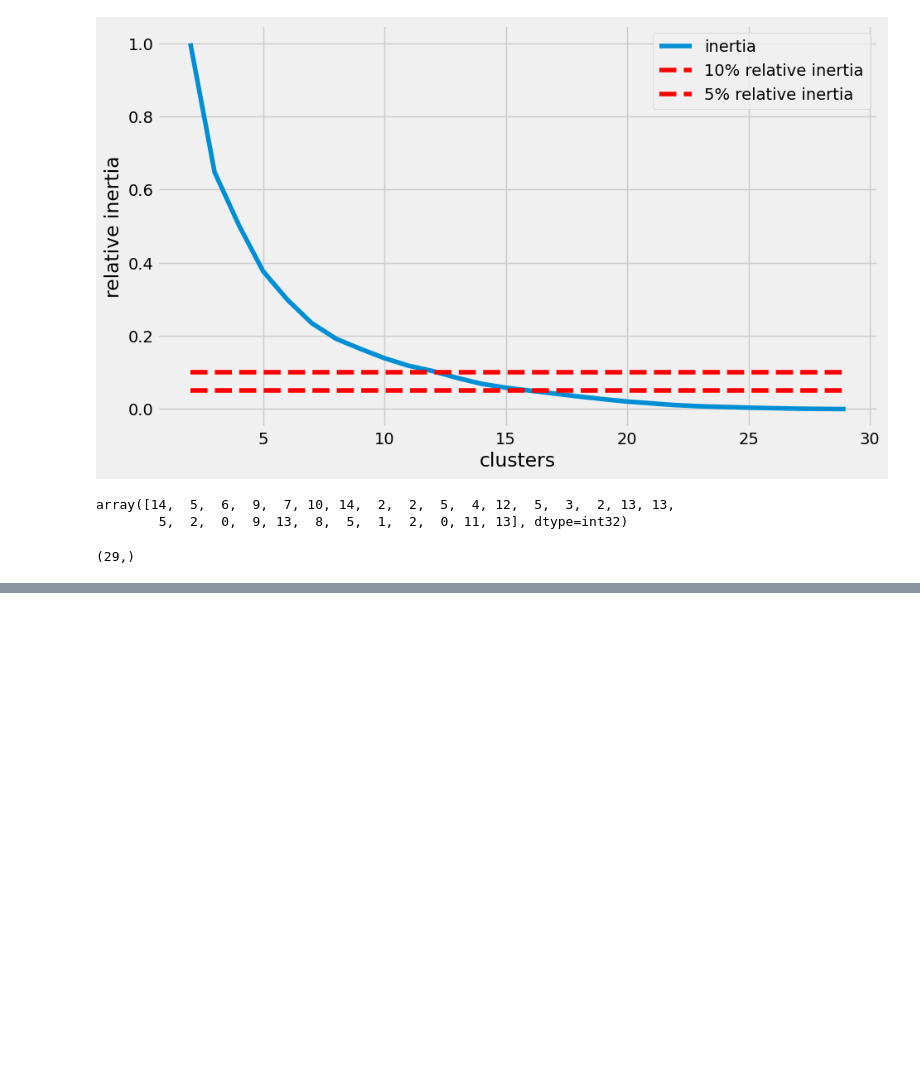
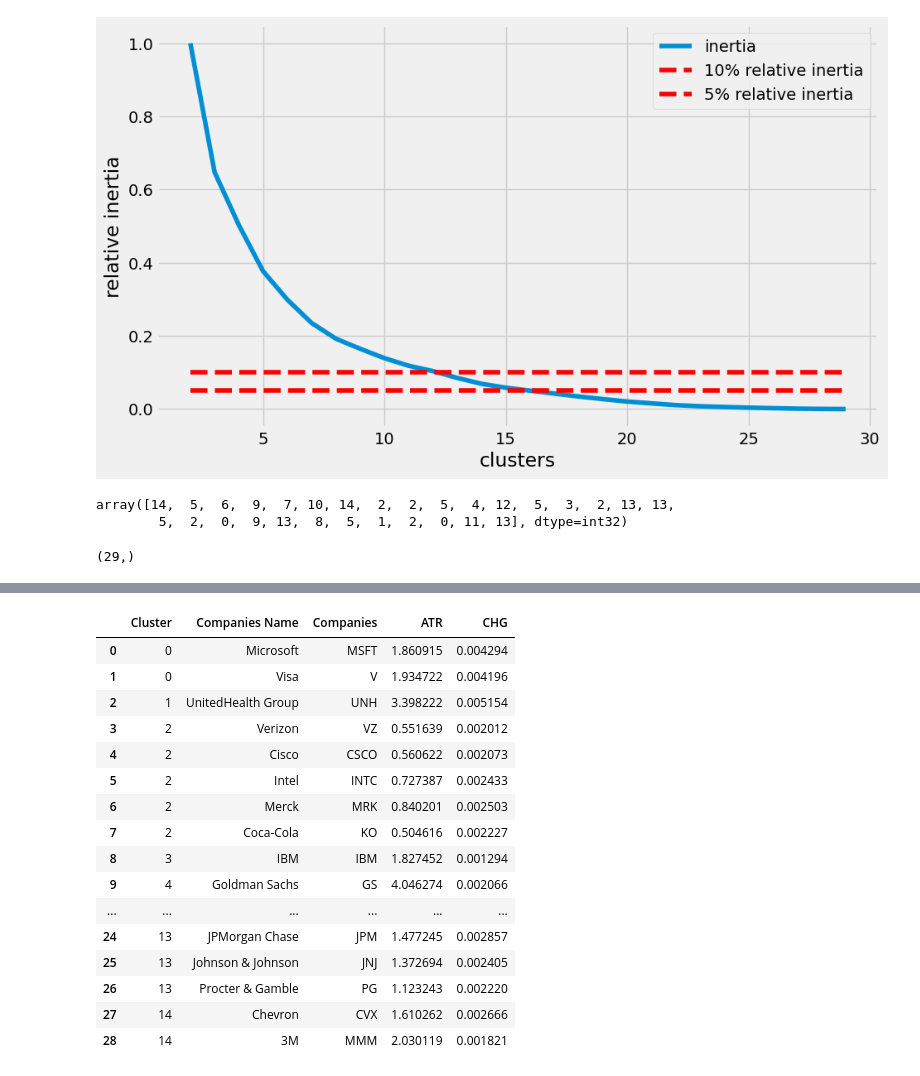
Before and after one commit to robonesky/oreilly, a Jupyter notebook: RM Lab Notes 12 202301 cohort.ipynb, the cells around one changed output, grey strips where cells are left out. Cells and saved outputs as stored; diff of their text form; code cells hidden in the pictures; blank space fills up the shorter version.

```diff
--- a/RM Lab Notes 12 202301 cohort.ipynb
+++ b/RM Lab Notes 12 202301 cohort.ipynb
@@ -360,0 +381,33 @@ labels.shape
+# %%
+companies = stock_atr.columns
+
+companies_name = dow_company_name
+companies_name.remove('Dow')
+
+df = pd.DataFrame({'Cluster': labels,
+                    'Companies Name': companies_name,
+                    'Companies': companies,
+                    'ATR': weekly_atr.mean(axis=1),
+                    'CHG': weekly_ret.mean(axis=1)}
+                  ).sort_values(by=['Cluster'], axis = 0)
+
+df = df.reset_index(drop=True)
+df
+# %% [output]
+|  | Cluster | Companies Name | Companies | ATR | CHG |
+| 0 | 0 | Microsoft | MSFT | 1.860915 | 0.004294 |
+| 1 | 0 | Visa | V | 1.934722 | 0.004196 |
+| 2 | 1 | UnitedHealth Group | UNH | 3.398222 | 0.005154 |
+| 3 | 2 | Verizon | VZ | 0.551639 | 0.002012 |
+| 4 | 2 | Cisco | CSCO | 0.560622 | 0.002073 |
+| 5 | 2 | Intel | INTC | 0.727387 | 0.002433 |
+| 6 | 2 | Merck | MRK | 0.840201 | 0.002503 |
+| 7 | 2 | Coca-Cola | KO | 0.504616 | 0.002227 |
+| 8 | 3 | IBM | IBM | 1.827452 | 0.001294 |
+| 9 | 4 | Goldman Sachs | GS | 4.046274 | 0.002066 |
+| ... | ... | ... | ... | ... | ... |
+| 24 | 13 | JPMorgan Chase | JPM | 1.477245 | 0.002857 |
+| 25 | 13 | Johnson & Johnson | JNJ | 1.372694 | 0.002405 |
+| 26 | 13 | Procter & Gamble | PG | 1.123243 | 0.002220 |
+| 27 | 14 | Chevron | CVX | 1.610262 | 0.002666 |
+| 28 | 14 | 3M | MMM | 2.030119 | 0.001821 |
```
Also changed, not shown: parts of 6 cells of this notebook.
